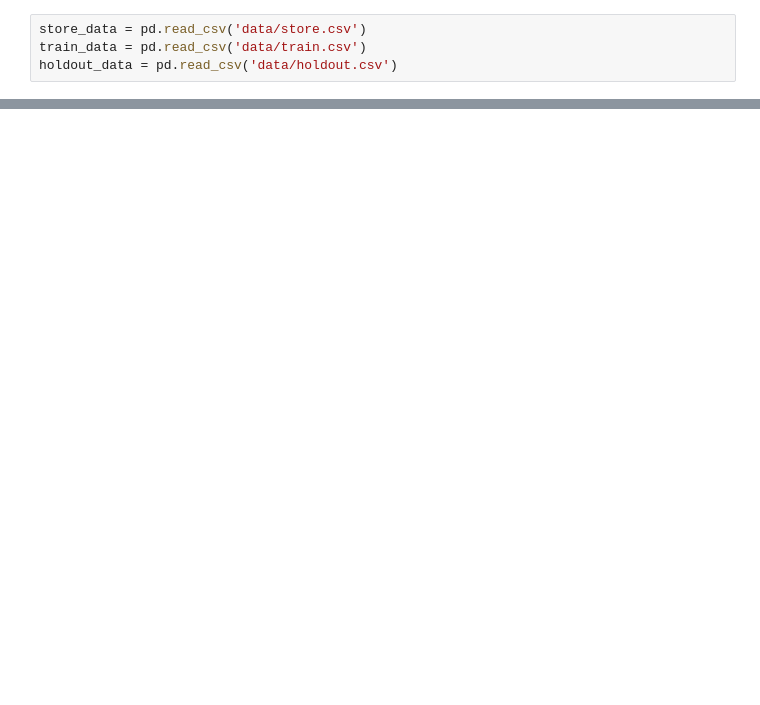
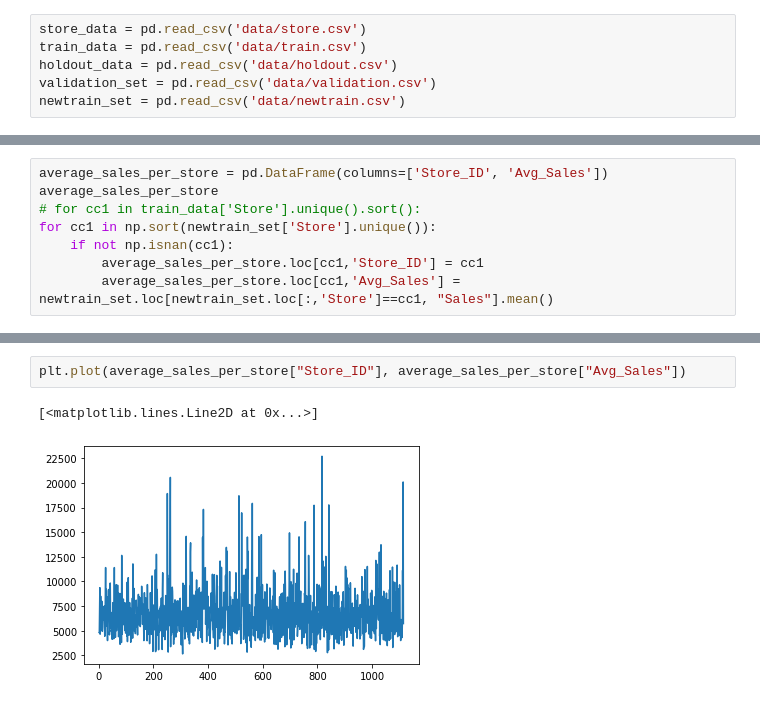
Before and after one commit to igivis7/dsr28_minicomp_team1, a Jupyter notebook: Igor_Minicomp.ipynb, the cells around one changed output, grey strips where cells are left out. Saved outputs shown, nothing was run; the diff lists cells and outputs as text; blank space fills up the shorter version.

```diff
--- a/Igor_Minicomp.ipynb
+++ b/Igor_Minicomp.ipynb
@@ -6,3 +8,5 @@ from pandas_profiling import ProfileReport
 store_data = pd.read_csv('data/store.csv')
 train_data = pd.read_csv('data/train.csv')
 holdout_data = pd.read_csv('data/holdout.csv')
+validation_set = pd.read_csv('data/validation.csv')
+newtrain_set = pd.read_csv('data/newtrain.csv')
@@ -17,0 +30,8 @@ profile_holdout_data.to_file("Pandas_Profiling_Report_holdout_data.html")
+# %%
+average_sales_per_store = pd.DataFrame(columns=['Store_ID', 'Avg_Sales'])
+average_sales_per_store
+# for cc1 in train_data['Store'].unique().sort():
+for cc1 in np.sort(newtrain_set['Store'].unique()):
+    if not np.isnan(cc1):
+        average_sales_per_store.loc[cc1,'Store_ID'] = cc1
+        average_sales_per_store.loc[cc1,'Avg_Sales'] = newtrain_set.loc[newtrain_set.loc[:,'Store']==cc1, "Sales"].mean()
@@ -17,0 +54,5 @@ profile_holdout_data.to_file("Pandas_Profiling_Report_holdout_data.html")
+# %%
+plt.plot(average_sales_per_store["Store_ID"], average_sales_per_store["Avg_Sales"])
+# %% [output]
+[<matplotlib.lines.Line2D at 0x...>]
+[figure, added]
```
Also changed, not shown: parts of 18 cells of this notebook.
